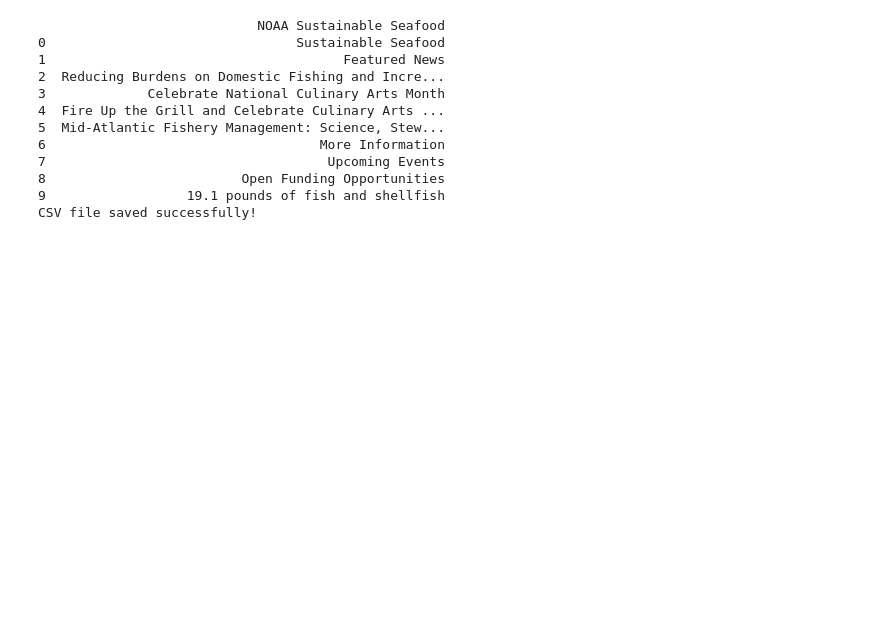
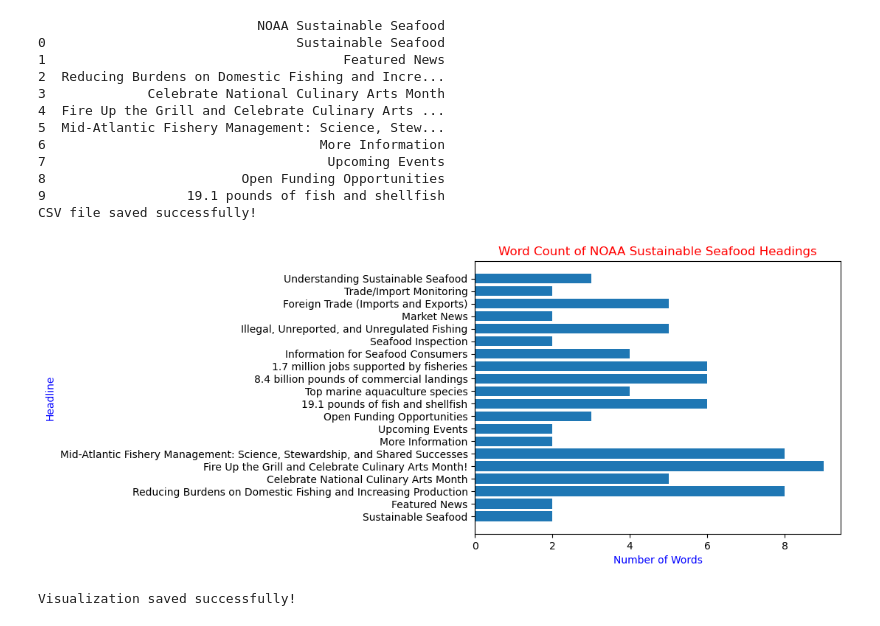
Before and after one commit to vjacqueline0/CSC221Jaqueline0-GroupProject, a Jupyter notebook: CSC221-vjacqueline0-groupProject.ipynb, the cells around one changed output. Saved outputs shown, nothing was run; the diff lists cells and outputs as text; code cells hidden in the pictures; blank space fills up the shorter version.

```diff
--- a/CSC221-vjacqueline0-groupProject.ipynb
+++ b/CSC221-vjacqueline0-groupProject.ipynb
@@ -50,3 +50,22 @@ print("CSV file saved successfully!")
 8                         Open Funding Opportunities
 9                  19.1 pounds of fish and shellfish
 CSV file saved successfully!
+# %%
+import matplotlib.pyplot as plt
+
+df["Word Count"] = df["NOAA Sustainable Seafood"].apply(lambda x: len(x.split()))
+
+twenty_head = df.head(20)
+
+plt.figure()
+plt.barh(twenty_head["NOAA Sustainable Seafood"], twenty_head["Word Count"])
+
+plt.title("Word Count of NOAA Sustainable Seafood Headings",color="red")
+plt.xlabel("Number of Words", color="blue")
+plt.ylabel("Headline", color="blue")
+plt.savefig("CSC221-visual.png", bbox_inches="tight")
+plt.show()
+print("Visualization saved successfully!")
+# %% [output]
+[figure, added]
+Visualization saved successfully!
```
